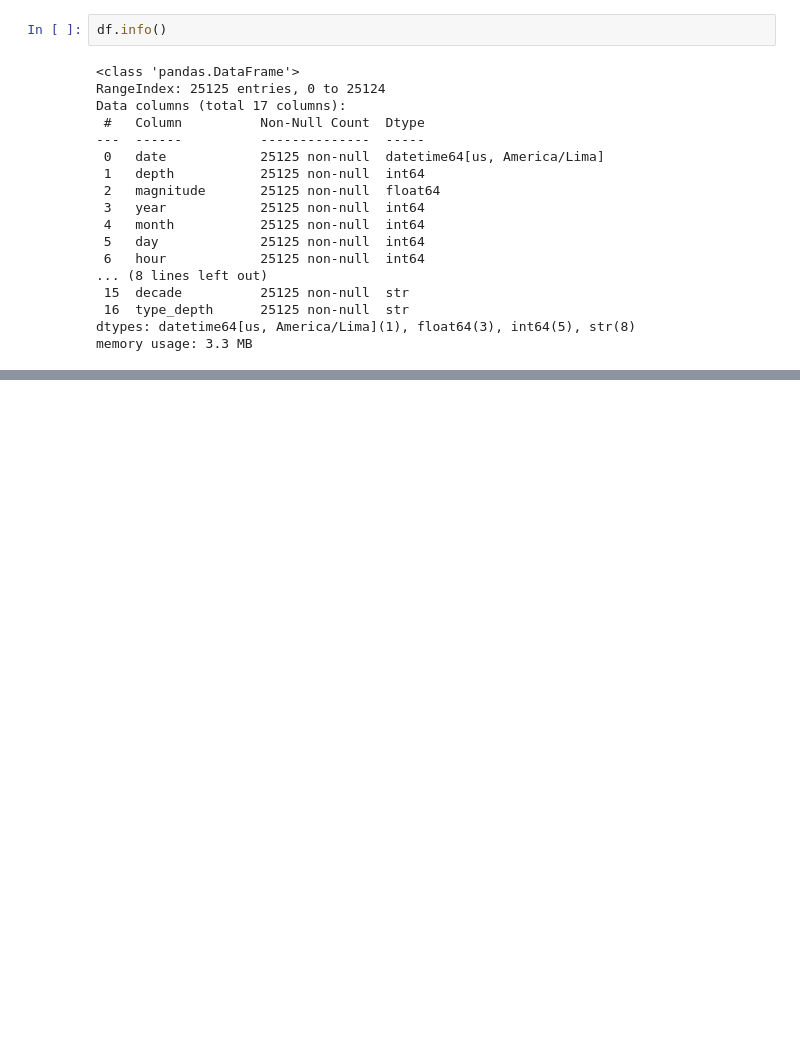
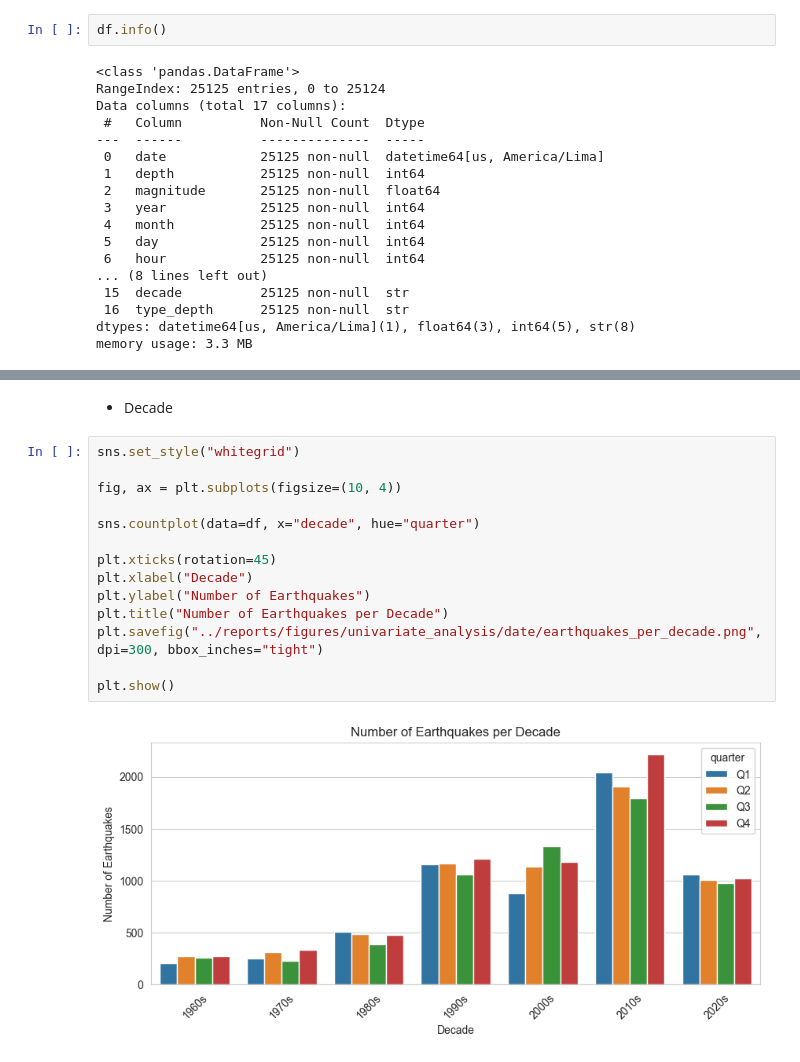
Before and after one commit to N4VHI/navhi-eda-portfolio, a Jupyter notebook: Projects/Project_01_IGP/notebooks/03_univariate_analysis.ipynb, the cells around one changed output, grey strips where cells are left out. Saved outputs shown, nothing was run; the diff lists cells and outputs as text; blank space fills up the shorter version.

```diff
--- a/Projects/Project_01_IGP/notebooks/03_univariate_analysis.ipynb
+++ b/Projects/Project_01_IGP/notebooks/03_univariate_analysis.ipynb
@@ -32,0 +56,18 @@ memory usage: 3.3 MB
+# %% [markdown]
+* Decade
+# %%
+sns.set_style("whitegrid")
+
+fig, ax = plt.subplots(figsize=(10, 4))
+
+sns.countplot(data=df, x="decade", hue="quarter")
+
+plt.xticks(rotation=45)
+plt.xlabel("Decade")
+plt.ylabel("Number of Earthquakes")
+plt.title("Number of Earthquakes per Decade")
+plt.savefig("../reports/figures/univariate_analysis/date/earthquakes_per_decade.png", dpi=300, bbox_inches="tight")
+
+plt.show()
+# %% [output]
+[figure, added]
```
Also changed, not shown: parts of 20 cells of this notebook, 17 other files.
